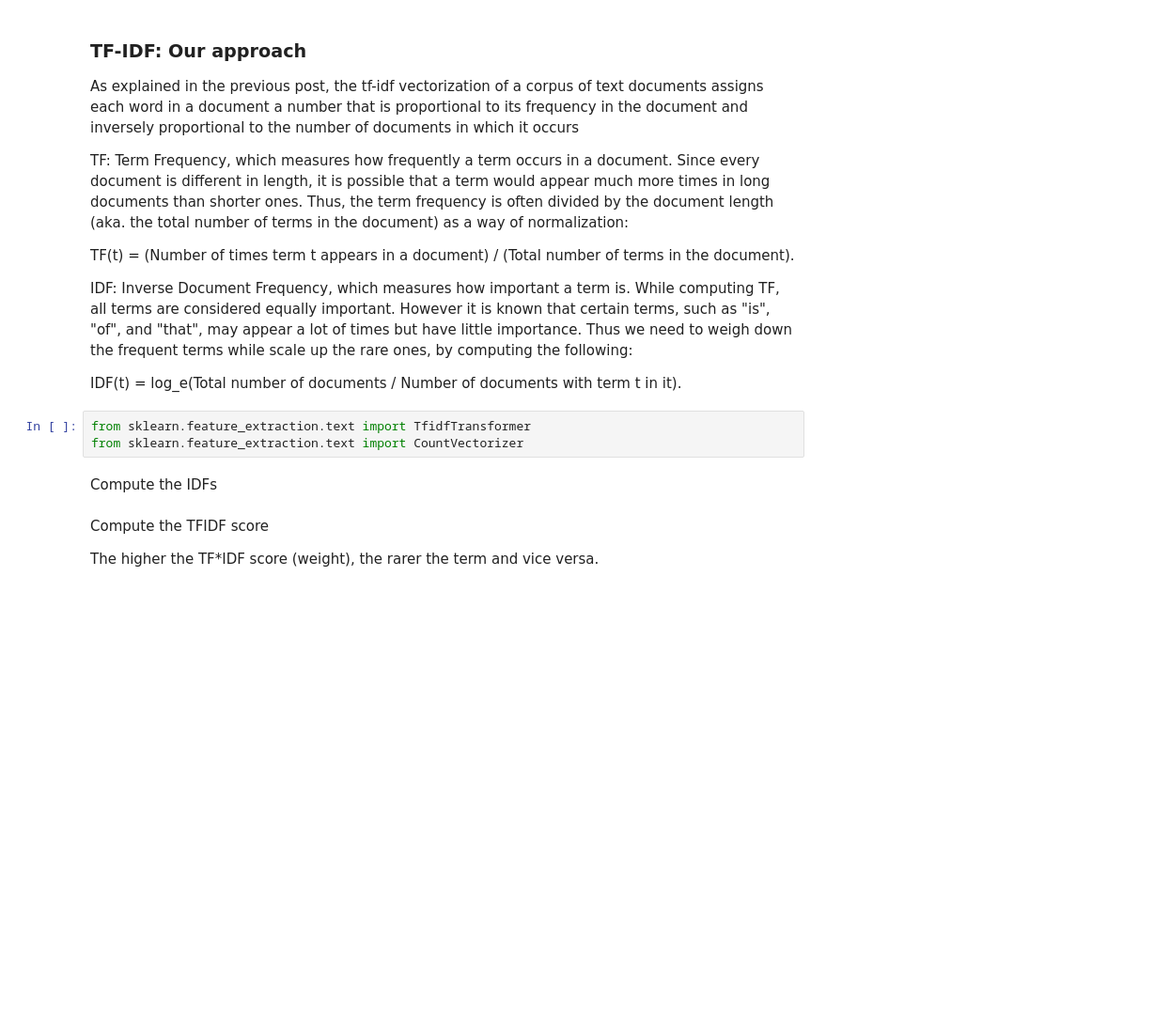
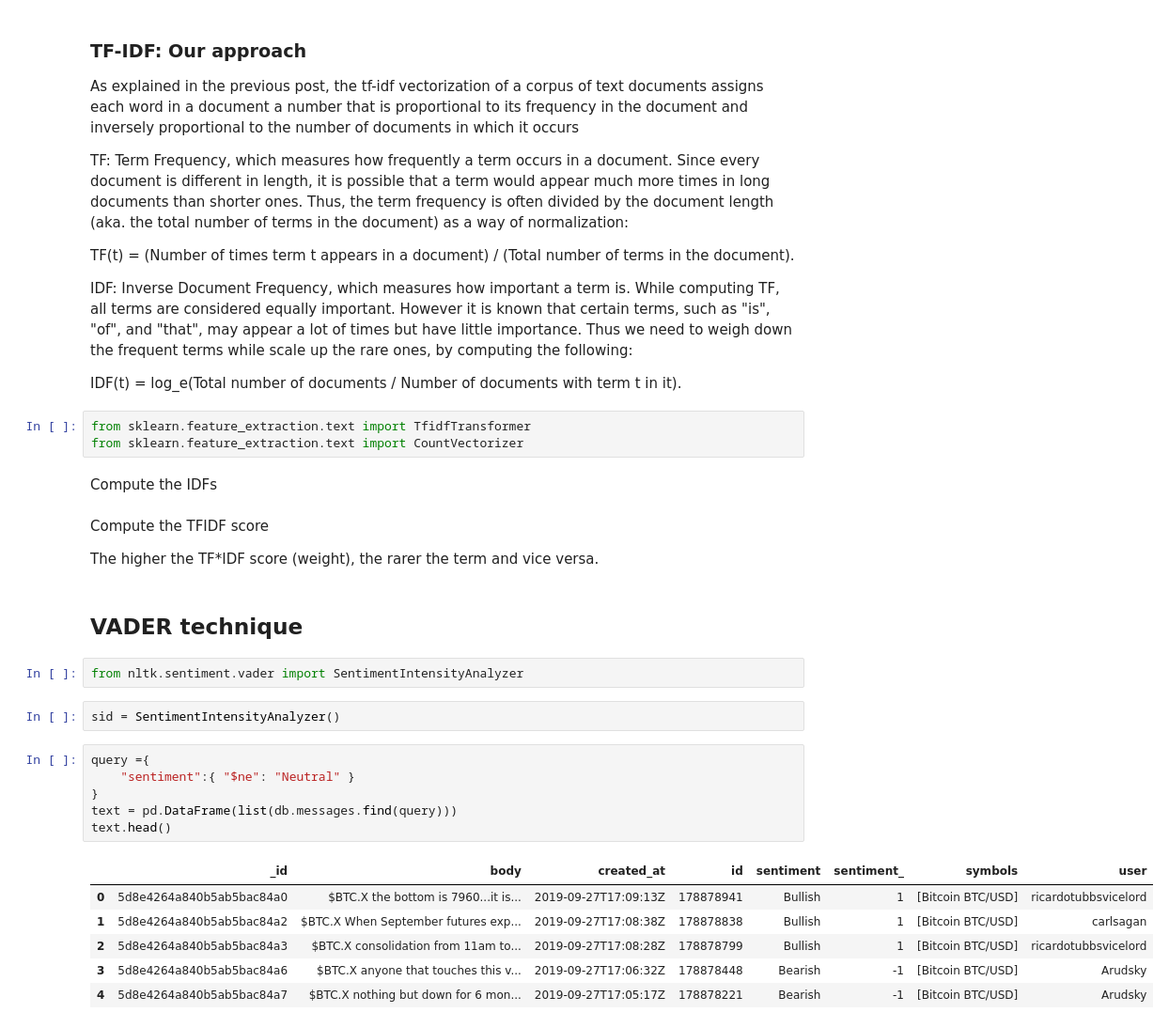
Before and after one commit to thomaspernet/PythonFinanceClass, a Jupyter notebook: SentimentAnalysis.ipynb, the cells around one changed output. Shown at 94% size. Drawn from its saved outputs; the diff is of its cells as text; blank space fills up the shorter version.

Commit message:
Check VADER sentiment

```diff
--- a/SentimentAnalysis.ipynb
+++ b/SentimentAnalysis.ipynb
@@ -751,3 +751,22 @@ Compute the IDFs
 Compute the TFIDF score
 
 The higher the TF*IDF score (weight), the rarer the term and vice versa.
+# %% [markdown]
+## VADER technique
+# %%
+from nltk.sentiment.vader import SentimentIntensityAnalyzer
+# %%
+sid = SentimentIntensityAnalyzer()
+# %%
+query ={
+    "sentiment":{ "$ne": "Neutral" }
+}
+text = pd.DataFrame(list(db.messages.find(query)))
+text.head()
+# %% [output]
+|  | _id | body | created_at | id | sentiment | sentiment_ | symbols | user |
+| 0 | 5d8e4264a840b5ab5bac84a0 | $BTC.X the bottom is 7960...it is... | 2019-09-27T17:09:13Z | 178878941 | Bullish | 1 | [Bitcoin BTC/USD] | ricardotubbsvicelord |
+| 1 | 5d8e4264a840b5ab5bac84a2 | $BTC.X When September futures exp... | 2019-09-27T17:08:38Z | 178878838 | Bullish | 1 | [Bitcoin BTC/USD] | carlsagan |
+| 2 | 5d8e4264a840b5ab5bac84a3 | $BTC.X consolidation from 11am to... | 2019-09-27T17:08:28Z | 178878799 | Bullish | 1 | [Bitcoin BTC/USD] | ricardotubbsvicelord |
+| 3 | 5d8e4264a840b5ab5bac84a6 | $BTC.X anyone that touches this v... | 2019-09-27T17:06:32Z | 178878448 | Bearish | -1 | [Bitcoin BTC/USD] | Arudsky |
+| 4 | 5d8e4264a840b5ab5bac84a7 | $BTC.X nothing but down for 6 mon... | 2019-09-27T17:05:17Z | 178878221 | Bearish | -1 | [Bitcoin BTC/USD] | Arudsky |
```
Also changed, not shown: parts of 7 cells of this notebook.
